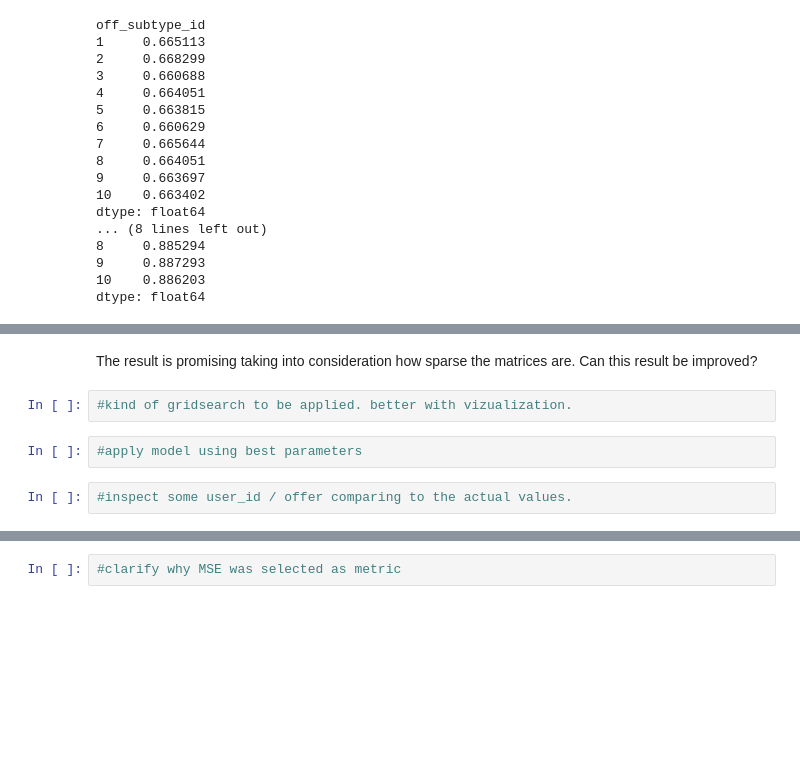
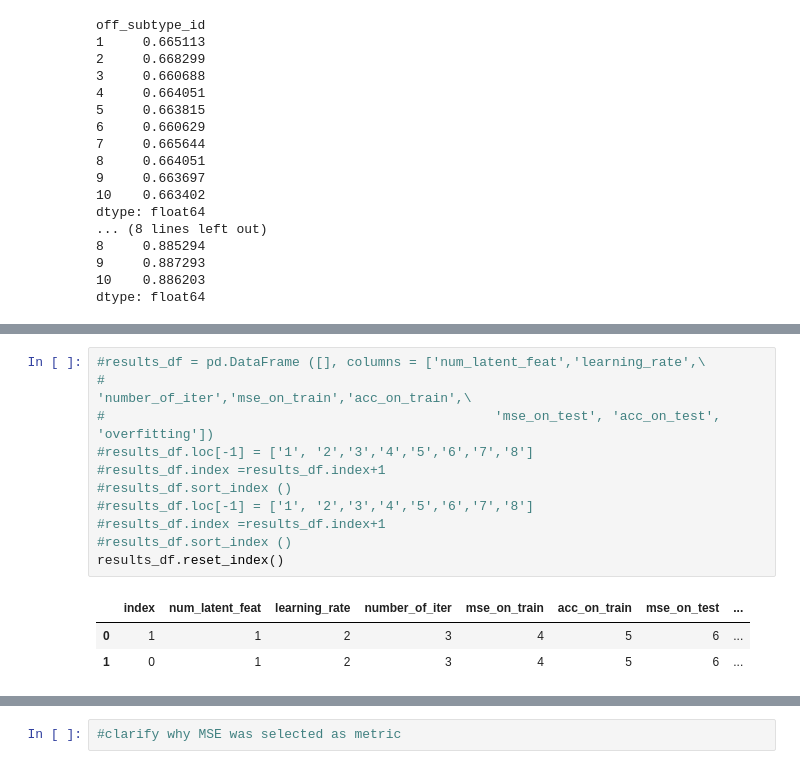
Before and after one commit to Kusainov/funksvd-starbucks, a Jupyter notebook: Starbucks_Capstone_notebook.ipynb, the cells around one changed output, grey strips where cells are left out. Drawn from its saved outputs; the diff is of its cells as text; blank space fills up the shorter version.

```diff
--- a/Starbucks_Capstone_notebook.ipynb
+++ b/Starbucks_Capstone_notebook.ipynb
@@ -1771,8 +1745,15 @@ F1 score on the test is:
-# %% [markdown]
-The result is promising taking into consideration how sparse the matrices are. Can this result be improved?
-# %%
-#kind of gridsearch to be applied. better with vizualization.
-# %%
-#apply model using best parameters
-# %%
-#inspect some user_id / offer comparing to the actual values.
+# %%
+#results_df = pd.DataFrame ([], columns = ['num_latent_feat','learning_rate',\
+#                                                  'number_of_iter','mse_on_train','acc_on_train',\
+#                                                  'mse_on_test', 'acc_on_test', 'overfitting'])
+#results_df.loc[-1] = ['1', '2','3','4','5','6','7','8']
+#results_df.index =results_df.index+1
+#results_df.sort_index ()
+#results_df.loc[-1] = ['1', '2','3','4','5','6','7','8']
+#results_df.index =results_df.index+1
+#results_df.sort_index ()
+results_df.reset_index()
+# %% [output]
+|  | index | num_latent_feat | learning_rate | number_of_iter | mse_on_train | acc_on_train | mse_on_test | ... |
+| 0 | 1 | 1 | 2 | 3 | 4 | 5 | 6 | ... |
+| 1 | 0 | 1 | 2 | 3 | 4 | 5 | 6 | ... |
```
Also changed, not shown: parts of 42 cells of this notebook, 2 other files.
